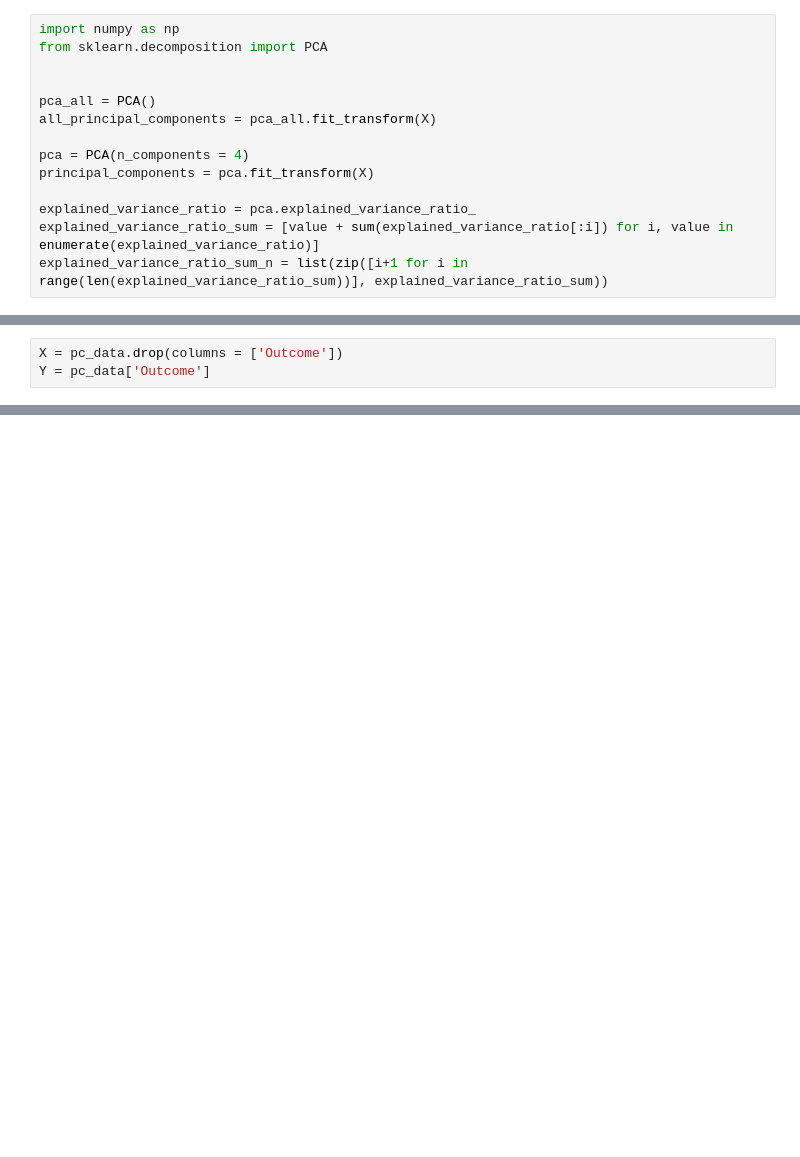
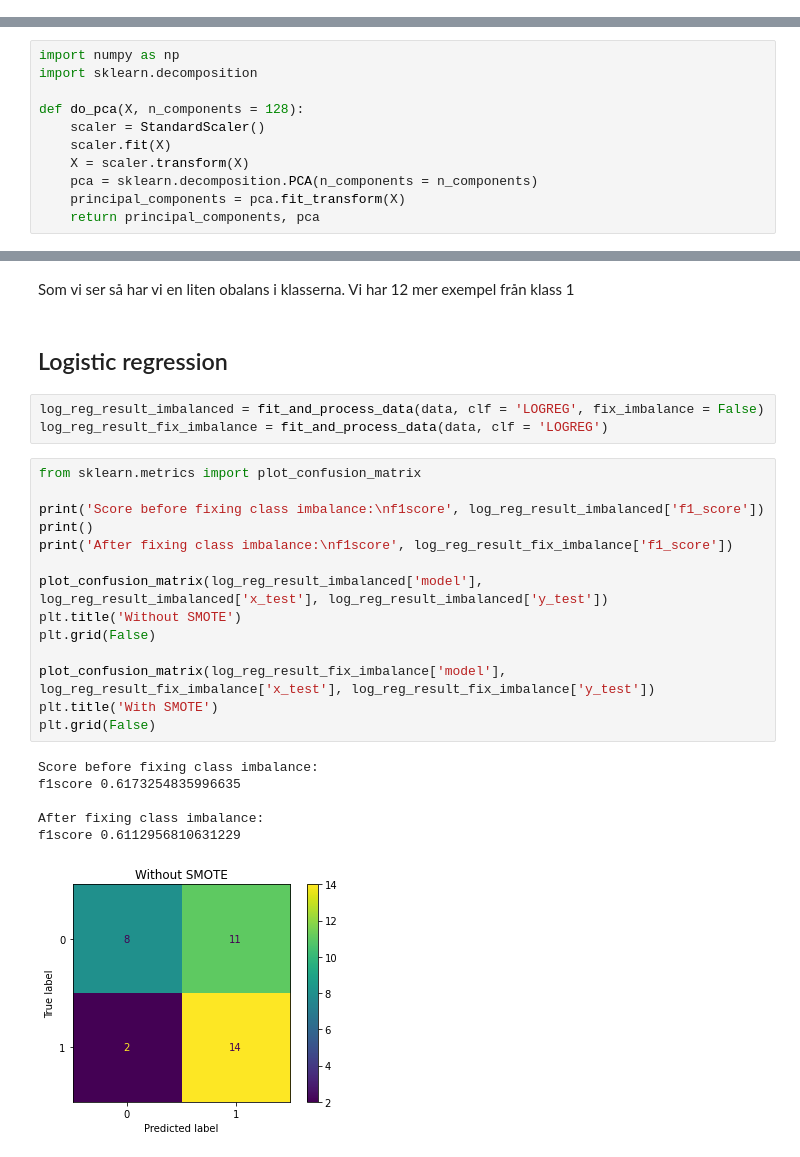
Before and after one commit to mogg3/applied-ai, a Jupyter notebook: Uppgift2/notebooks/classification.ipynb, the cells around one changed output, grey strips where cells are left out. Cells and saved outputs as stored; diff of their text form; blank space fills up the shorter version.

```diff
--- a/Uppgift2/notebooks/classification.ipynb
+++ b/Uppgift2/notebooks/classification.ipynb
@@ -51,14 +0,0 @@ Y = data['Outcome']
-# %%
-import numpy as np
-from sklearn.decomposition import PCA
-
-
-pca_all = PCA()
-all_principal_components = pca_all.fit_transform(X)
-
-pca = PCA(n_components = 4)
-principal_components = pca.fit_transform(X)
-
-explained_variance_ratio = pca.explained_variance_ratio_
-explained_variance_ratio_sum = [value + sum(explained_variance_ratio[:i]) for i, value in enumerate(explained_variance_ratio)]
-explained_variance_ratio_sum_n = list(zip([i+1 for i in range(len(explained_variance_ratio_sum))], explained_variance_ratio_sum))
@@ -139,3 +0,0 @@ Name: Outcome, dtype: int64
-# %%
-X = pc_data.drop(columns = ['Outcome'])
-Y = pc_data['Outcome']
@@ -186,0 +25,11 @@ f1_score 0.6815550041356493
+# %%
+import numpy as np
+import sklearn.decomposition
+
+def do_pca(X, n_components = 128):
+    scaler = StandardScaler()
+    scaler.fit(X)
+    X = scaler.transform(X)
+    pca = sklearn.decomposition.PCA(n_components = n_components)
+    principal_components = pca.fit_transform(X)
+    return principal_components, pca
@@ -186,0 +102,28 @@ f1_score 0.6815550041356493
+# %% [markdown]
+Som vi ser så har vi en liten obalans i klasserna. Vi har 12 mer exempel från klass 1
+# %% [markdown]
+## Logistic regression
+# %%
+log_reg_result_imbalanced = fit_and_process_data(data, clf = 'LOGREG', fix_imbalance = False)
+log_reg_result_fix_imbalance = fit_and_process_data(data, clf = 'LOGREG')
+# %%
+from sklearn.metrics import plot_confusion_matrix
+
+print('Score before fixing class imbalance:\nf1score', log_reg_result_imbalanced['f1_score'])
+print()
+print('After fixing class imbalance:\nf1score', log_reg_result_fix_imbalance['f1_score'])
+
+plot_confusion_matrix(log_reg_result_imbalanced['model'], log_reg_result_imbalanced['x_test'], log_reg_result_imbalanced['y_test'])
+plt.title('Without SMOTE')
+plt.grid(False)
+
+plot_confusion_matrix(log_reg_result_fix_imbalance['model'], log_reg_result_fix_imbalance['x_test'], log_reg_result_fix_imbalance['y_test'])
+plt.title('With SMOTE')
+plt.grid(False)
+# %% [output]
+Score before fixing class imbalance:
+f1score 0.6173254835996635
+
+After fixing class imbalance:
+f1score 0.6112956810631229
+[figure, added]
```
Also changed, not shown: parts of 55 cells of this notebook, 1 other file.
